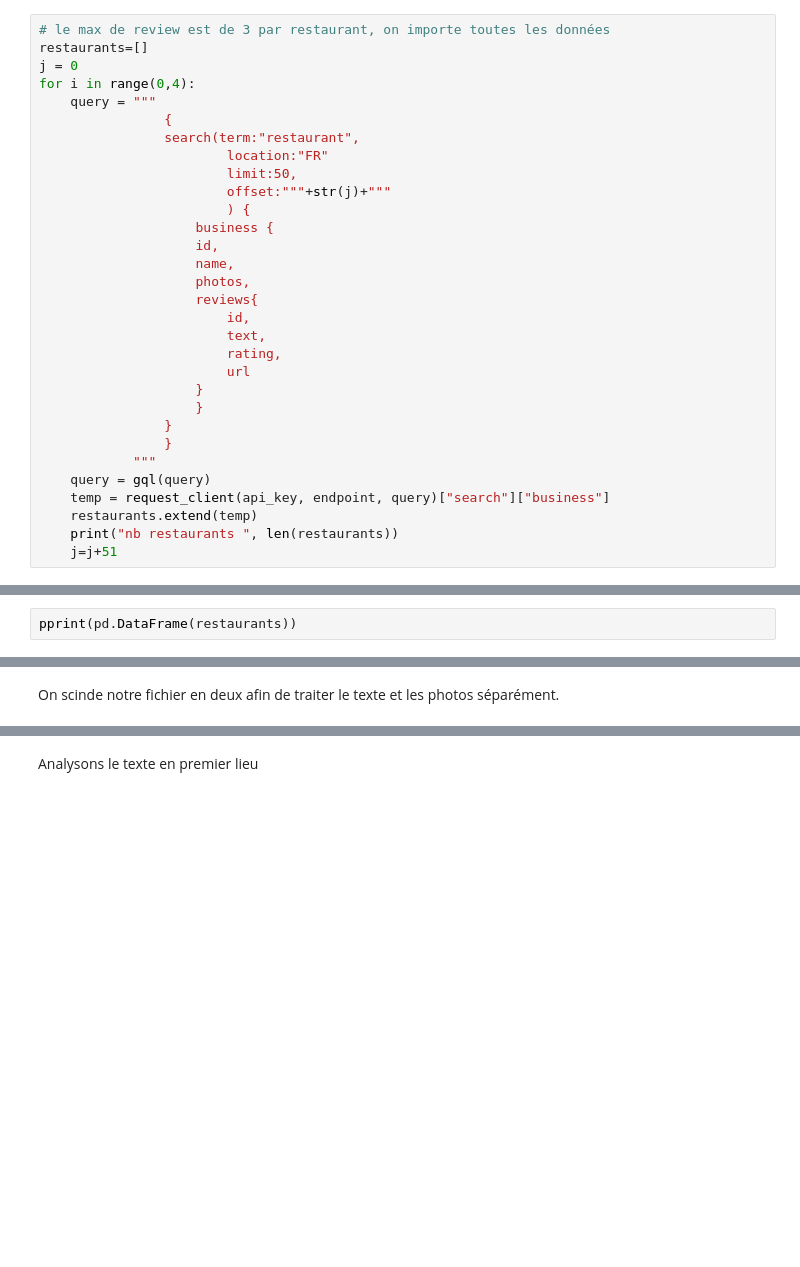
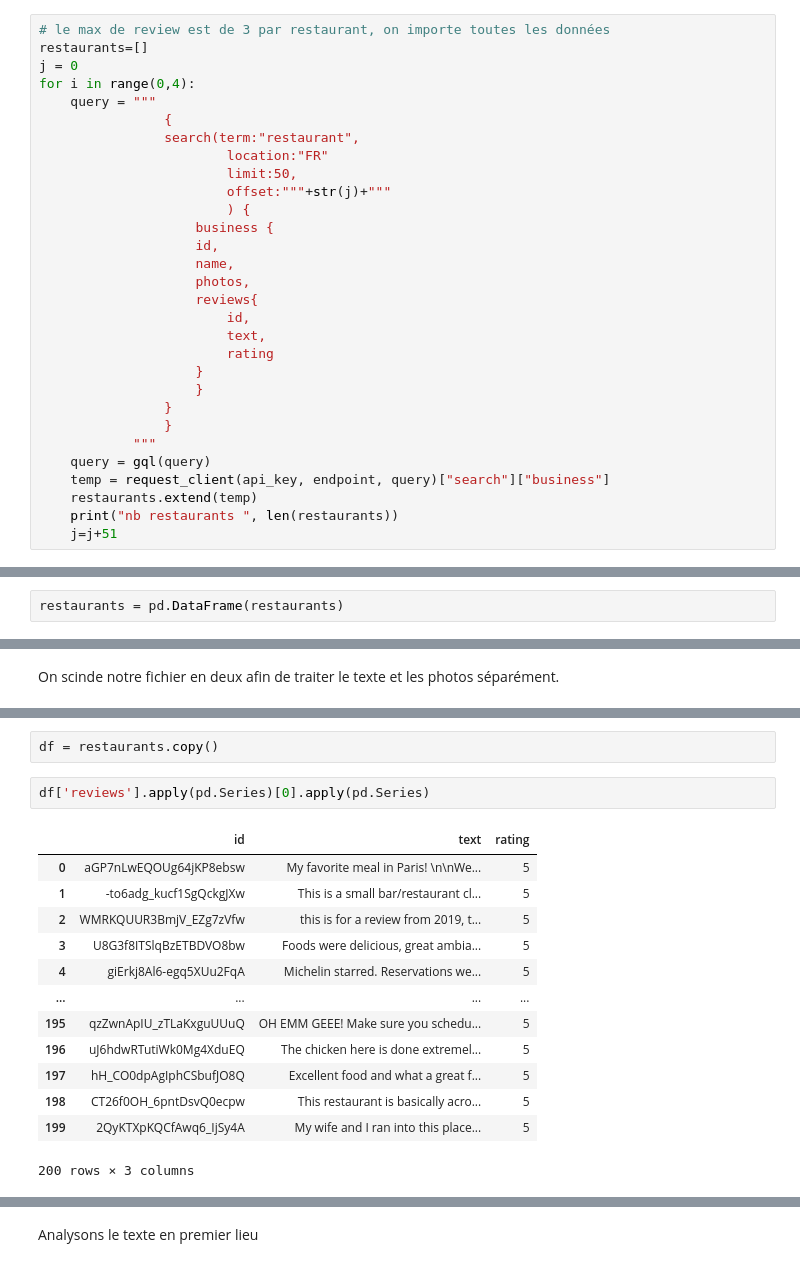
Before and after one commit to AurelieAAN/OP_Project6, a Jupyter notebook: P6_02_notebook.ipynb, the cells around one changed output, grey strips where cells are left out. Saved outputs shown, nothing was run; the diff lists cells and outputs as text; blank space fills up the shorter version.

Commit message:
add clean data

```diff
--- a/P6_02_notebook.ipynb
+++ b/P6_02_notebook.ipynb
@@ -90,8 +94,7 @@ for i in range(0,4):
                     reviews{
                         id,
                         text,
-                        rating,
-                        url
+                        rating
                     }
                     }
                 }
@@ -108,4 +111,4 @@ nb restaurants  100
 nb restaurants  150
 nb restaurants  200
 # %%
-pprint(pd.DataFrame(restaurants))
+restaurants = pd.DataFrame(restaurants)
@@ -131,0 +130,18 @@ On scinde notre fichier en deux afin de traiter le texte et les photos séparém
+# %%
+df = restaurants.copy()
+# %%
+df['reviews'].apply(pd.Series)[0].apply(pd.Series)
+# %% [output]
+|  | id | text | rating |
+| 0 | aGP7nLwEQOUg64jKP8ebsw | My favorite meal in Paris! \n\nWe... | 5 |
+| 1 | -to6adg_kucf1SgQckgJXw | This is a small bar/restaurant cl... | 5 |
+| 2 | WMRKQUUR3BmjV_EZg7zVfw | this is for a review from 2019, t... | 5 |
+| 3 | U8G3f8ITSlqBzETBDVO8bw | Foods were delicious, great ambia... | 5 |
+| 4 | giErkj8Al6-egq5XUu2FqA | Michelin starred. Reservations we... | 5 |
+| ... | ... | ... | ... |
+| 195 | qzZwnApIU_zTLaKxguUUuQ | OH EMM GEEE! Make sure you schedu... | 5 |
+| 196 | uJ6hdwRTutiWk0Mg4XduEQ | The chicken here is done extremel... | 5 |
+| 197 | hH_CO0dpAgIphCSbufJO8Q | Excellent food and what a great f... | 5 |
+| 198 | CT26f0OH_6pntDsvQ0ecpw | This restaurant is basically acro... | 5 |
+| 199 | 2QyKTXpKQCfAwq6_IjSy4A | My wife and I ran into this place... | 5 |
+200 rows × 3 columns
```
Also changed, not shown: parts of 38 cells of this notebook.
